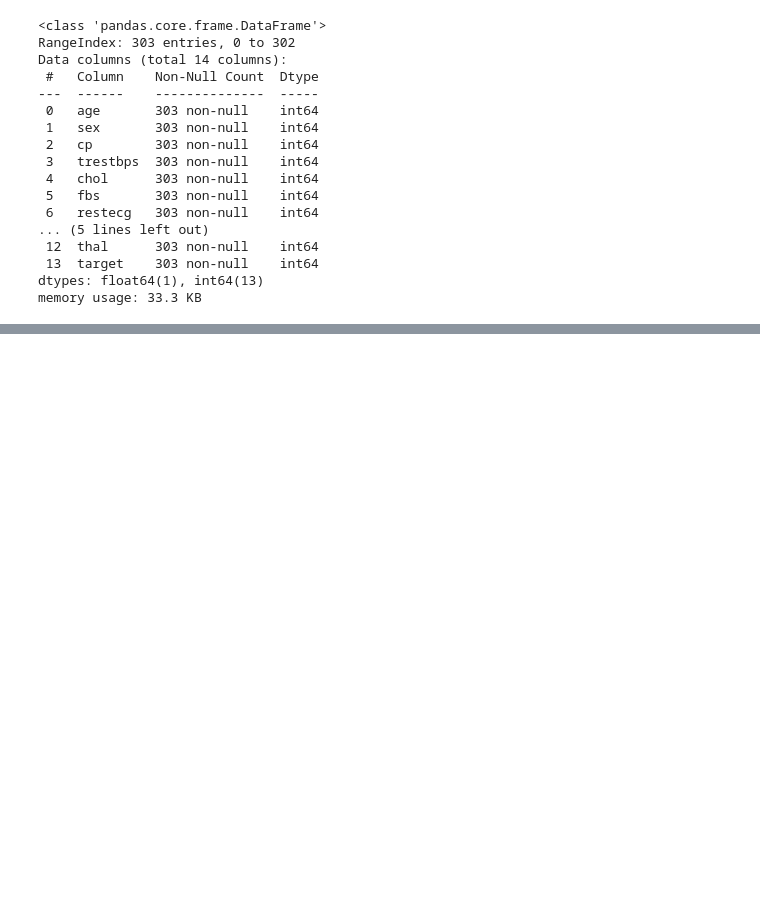
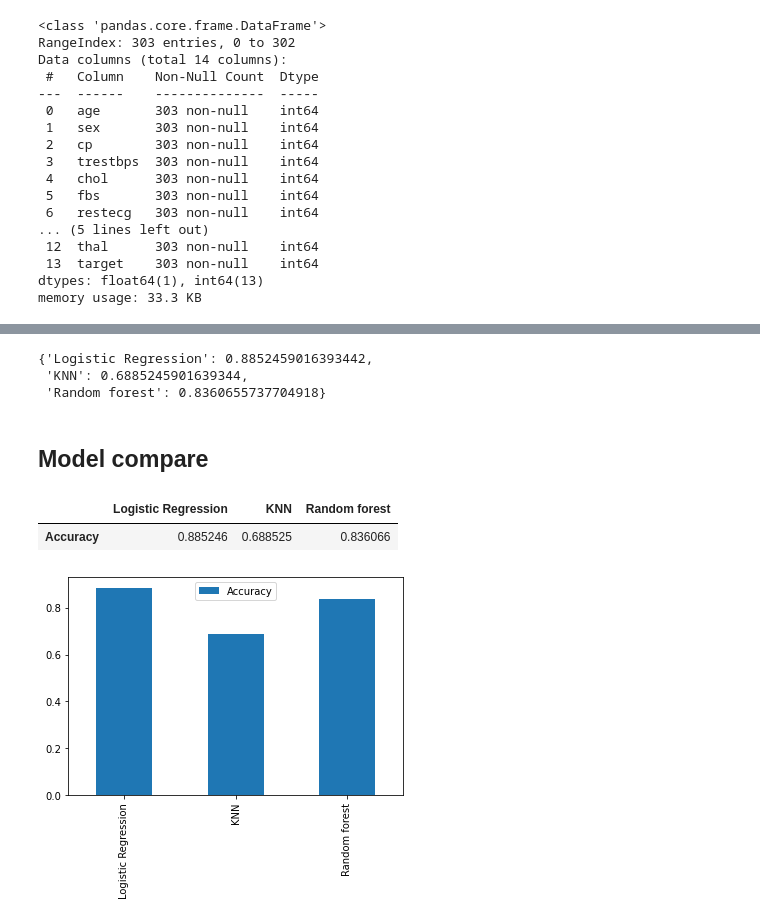
Before and after one commit to salman2103/heart_disease_project, a Jupyter notebook: end-to-end-heart-disease-classification.ipynb, the cells around one changed output, grey strips where cells are left out. Saved outputs shown, nothing was run; the diff lists cells and outputs as text; code cells hidden in the pictures; blank space fills up the shorter version.

Commit message:
Experimenting with different models

```diff
--- a/end-to-end-heart-disease-classification.ipynb
+++ b/end-to-end-heart-disease-classification.ipynb
@@ -239,0 +246,5 @@ ax = sns.heatmap(corr_matrix,
+# %%
+# Make a random seed
+np.random.seed(42)
+# Split data into train and test dataset
+X_train,X_test,y_train,y_test = train_test_split(X,y,test_size=0.2)
@@ -239,0 +256,30 @@ ax = sns.heatmap(corr_matrix,
+# %%
+# Put models in dictionary
+models = {'Logistic Regression': LogisticRegression(),
+          'KNN': KNeighborsClassifier(),
+          'Random forest': RandomForestClassifier()}
+
+# Create a function to fit and score models
+
+def fit_and_score(models,X_train,X_test,y_train,y_test):
+    """
+    Fits and evalute given models
+    models: A dict of diffrent machine learning models
+    X_train: Training feature data
+    X_test: Test feature data
+    y_train: Training label data
+    y_test: Test label data
+    """
+    # set random seed
+    np.random.seed(42)
+    # make a dictionary to keep model score
+    model_score = {}
+    # Loop through models
+    for name,model in models.items():
+        # Fit the model to the data
+        model.fit(X_train,y_train)
+        # Evaluate the model and append its score to model_score
+        model_score[name] = model.score(X_test,y_test)
+    return model_score
+# %%
+model_score = fit_and_score(models,X_train,X_test,y_train,y_test)
@@ -239,0 +294,18 @@ ax = sns.heatmap(corr_matrix,
+# %%
+model_score
+# %% [output]
+{'Logistic Regression': 0.8852459016393442,
+ 'KNN': 0.6885245901639344,
+ 'Random forest': 0.8360655737704918}
+# %% [markdown]
+## Model compare
+# %%
+model_compare = pd.DataFrame(model_score,index=['Accuracy'])
+model_compare
+# %% [output]
+|  | Logistic Regression | KNN | Random forest |
+| Accuracy | 0.885246 | 0.688525 | 0.836066 |
+# %%
+model_compare.T.plot.bar();
+# %% [output]
+[figure, added]
```
Also changed, not shown: parts of 28 cells of this notebook.
